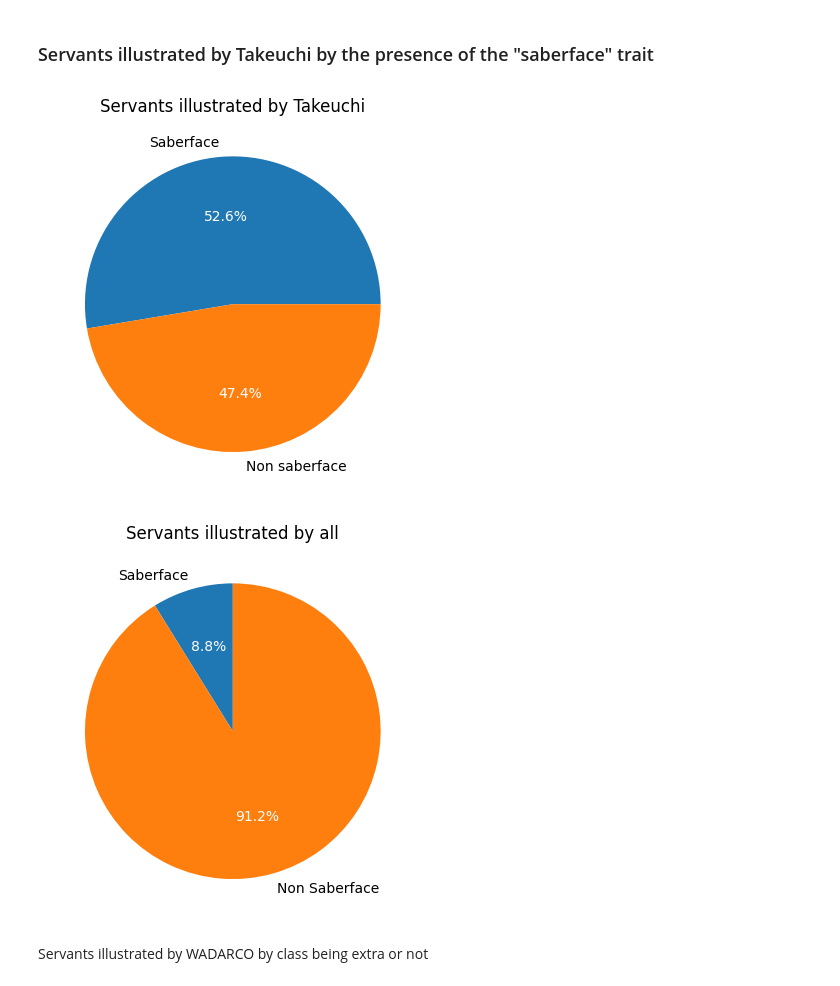
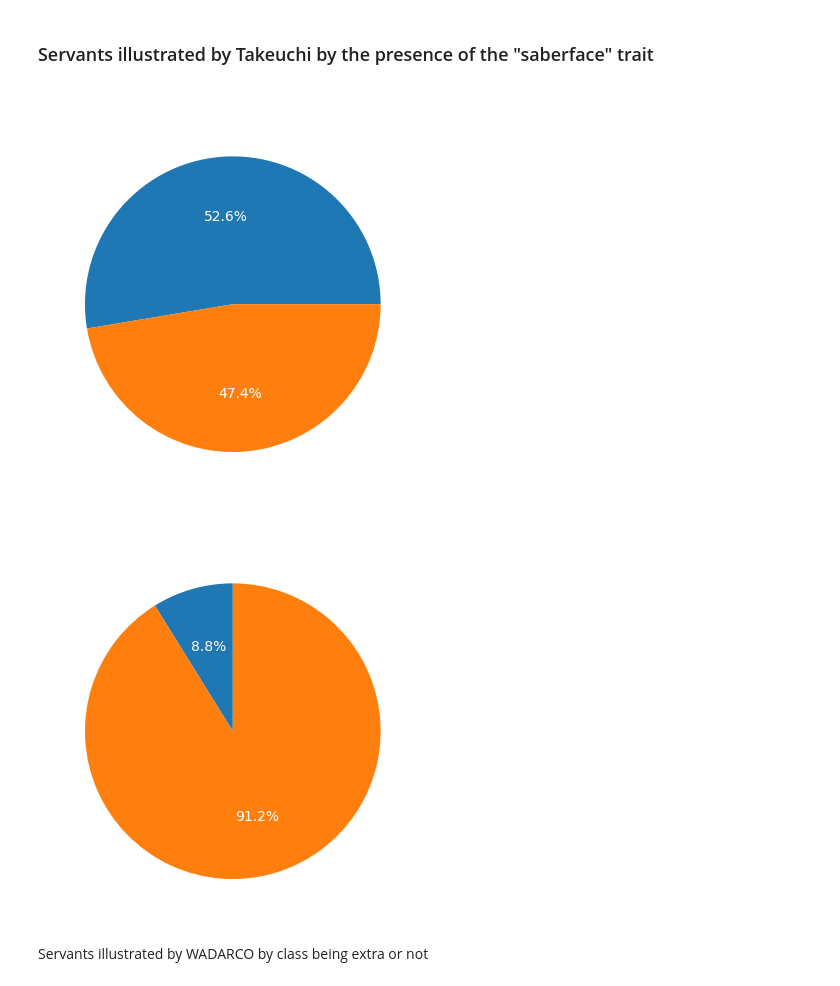
Before and after one commit to manuelelucchi/VisualizzazioneScientifica, a Jupyter notebook: Report.ipynb, the cells around one changed output. Drawn from its saved outputs; the diff is of its cells as text; code cells hidden in the pictures.

```diff
--- a/Report.ipynb
+++ b/Report.ipynb
@@ -100,16 +100,9 @@ values = servants_per_class.values
 bars = plt.barh(classes, values)
 for b in bars[7:]:
     b.set_color('r')
-configure("Servant frequency by class", "Frequency", "Classes")
+configure("Frequenza del Servant per classe", "Frequenza", "Classi")
 for index,data in enumerate(values):
     plt.text(x= data+0.5 , y =index , s=f"{data}")
 plt.savefig("presentation/images/frequency_by_class.png", bbox_inches="tight")
 plt.show()
-
-_,_,autotexts = plt.pie(cleanData.groupby("extra").count()["id"].values, labels=["Extra", "Non Extra"], startangle = 90,autopct='%1.1f%%')
-for autotext in autotexts:
-    autotext.set_color('white')
-plt.title("Servants by class (Extra or not)")
-plt.savefig("presentation/images/extras.png", bbox_inches="tight")
-plt.show()
 # %% [output]
@@ -119,14 +111,16 @@ plt.show()
 ### Servants by attribute
 # %%
 servants_by_attribute = cleanData[cleanData['attribute'] != "beast"].groupby('attribute').count()
-_,_,autotexts = plt.pie(
+_,texts,autotexts = plt.pie(
     servants_by_attribute["id"].values,
     labels=list(map(lambda x: x.title(),servants_by_attribute["id"].keys())),
     startangle = 90,
     autopct='%1.1f%%')
 for autotext in autotexts:
     autotext.set_color('white')
-plt.title("Servants by attribute")
-plt.savefig("presentation/images/frequency_by_attribute.png", bbox_inches="tight")
+for text in texts:
+    text.set_color('white')
+plt.title("Servants per attributo", color="white")
+plt.savefig("presentation/images/frequency_by_attribute.png",  bbox_inches="tight", transparent=True)
 plt.show()
 # %% [output]
@@ -319,25 +316,29 @@ plt.show()
 # %%
 servants_by_take = cleanData[cleanData["illustrator"] == "Takashi Takeuchi"].copy()
 servants_by_take = servants_by_take.groupby(by='saberface').count().sort_values(by="saberface", ascending=False)
 values = servants_by_take["id"].values
-_,_,autotexts = plt.pie(values,labels=["Saberface","Non saberface"],startangle = 0,autopct='%1.1f%%')
+_,texts,autotexts = plt.pie(values,labels=["Saberface","Non saberface"],startangle = 0,autopct='%1.1f%%')
 for autotext in autotexts:
     autotext.set_color('white')
-plt.title("Servants illustrated by Takeuchi")
-plt.savefig("presentation/images/saberface_take.png", bbox_inches="tight")
+for text in texts:
+    text.set_color('white')
+plt.title("Servant illustrati da Takeuchi", color="white")
+plt.savefig("presentation/images/saberface_take.png", bbox_inches="tight", transparent=True)
 plt.show()
 
 saberface = cleanData.groupby(by='saberface').count().sort_values(by="saberface", ascending=False)
 values = saberface["id"].values
-_,_,autotexts = plt.pie(values,labels=["Saberface", "Non Saberface"],startangle = 90,autopct='%1.1f%%')
+_,texts,autotexts = plt.pie(values,labels=["Saberface", "Non Saberface"],startangle = 90,autopct='%1.1f%%')
 for autotext in autotexts:
     autotext.set_color('white')
-plt.title("Servants illustrated by all")
-plt.savefig("presentation/images/saberface.png", bbox_inches="tight")
+for text in texts:
+    text.set_color('white')
+plt.title("Servant illustrati da tutti", color="white")
+plt.savefig("presentation/images/saberface.png", bbox_inches="tight", transparent=True)
 plt.show()
 # %% [output]
-[figure, old version]
+[figure, new version]
-[figure, old version]
+[figure, new version]
 # %% [markdown]
 Servants illustrated by WADARCO by class being extra or not
 # %%
```
Also changed, not shown: parts of 11 cells of this notebook, 18 other files.
